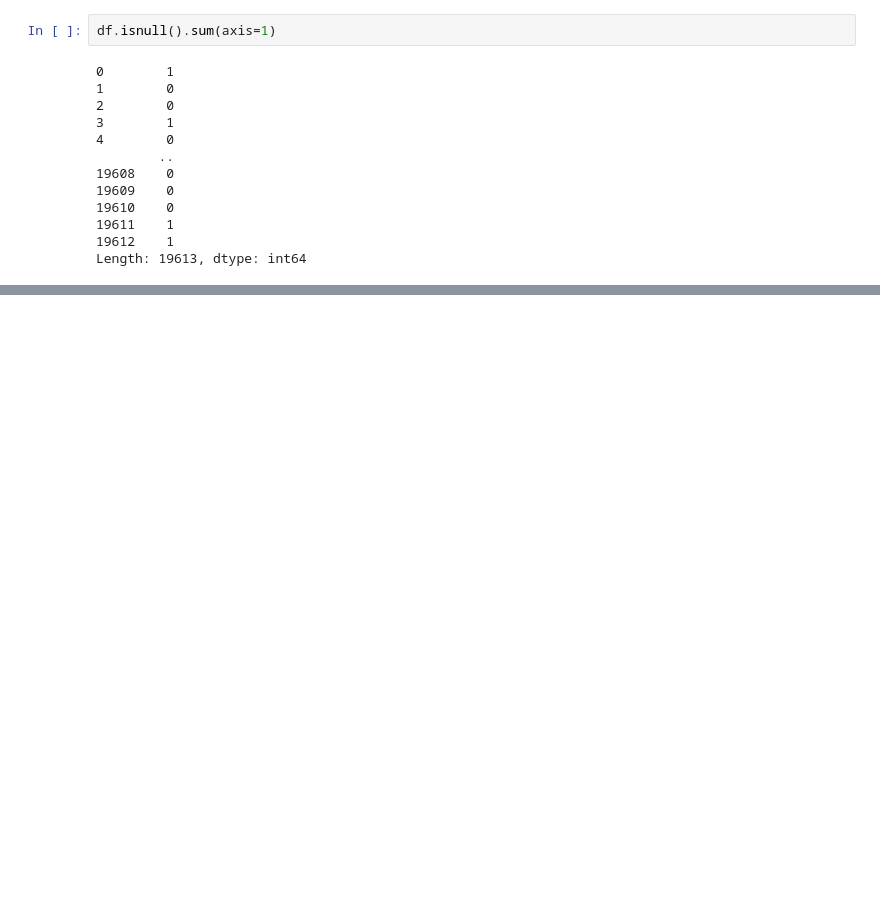
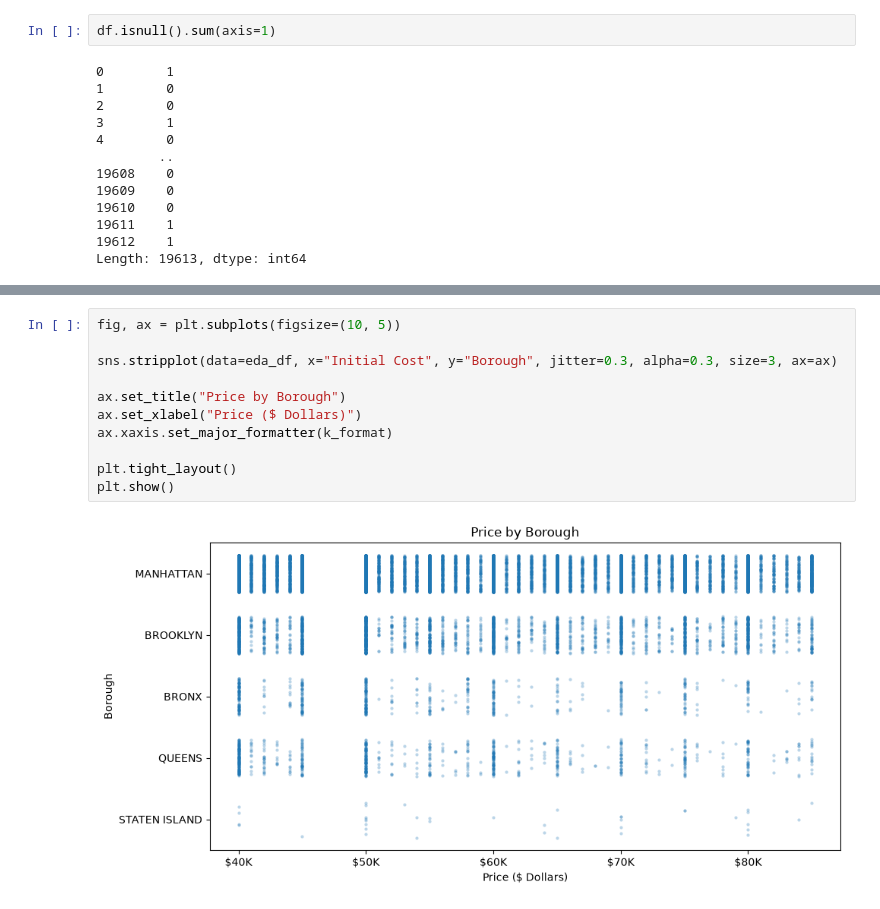
Before and after one commit to iaac-maai/group7_day1_assigment, a Jupyter notebook: New_York_Housing_cost/notebook/data_cleaning_and_EDA.ipynb, the cells around one changed output, grey strips where cells are left out. Saved outputs shown, nothing was run; the diff lists cells and outputs as text; blank space fills up the shorter version.

```diff
--- a/New_York_Housing_cost/notebook/data_cleaning_and_EDA.ipynb
+++ b/New_York_Housing_cost/notebook/data_cleaning_and_EDA.ipynb
@@ -392,0 +410,13 @@ plt.show()
+# %%
+fig, ax = plt.subplots(figsize=(10, 5))
+
+sns.stripplot(data=eda_df, x="Initial Cost", y="Borough", jitter=0.3, alpha=0.3, size=3, ax=ax)
+
+ax.set_title("Price by Borough")
+ax.set_xlabel("Price ($ Dollars)")
+ax.xaxis.set_major_formatter(k_format)
+
+plt.tight_layout()
+plt.show()
+# %% [output]
+[figure, added]
```
Also changed, not shown: parts of 49 cells of this notebook, 2 other files.
